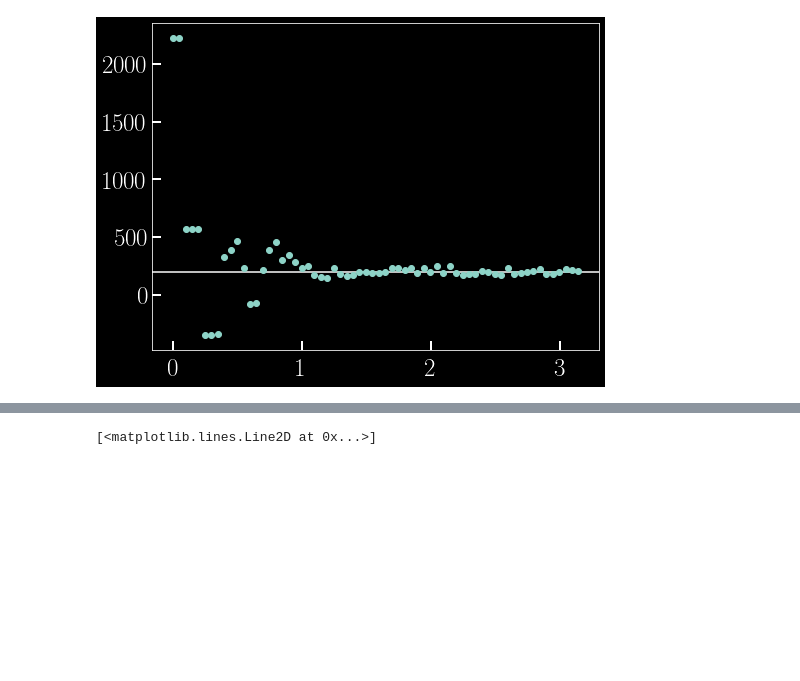
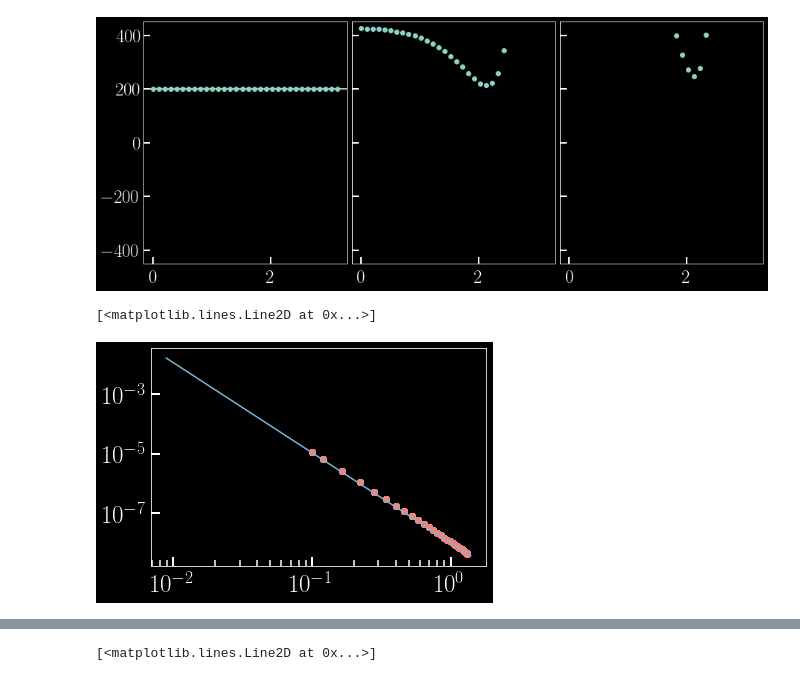
Before and after one commit to dsjamieson/2LPTPNG, a Jupyter notebook: Notebooks/tests.ipynb, the cells around one changed output, grey strips where cells are left out. Drawn from its saved outputs; the diff is of its cells as text; code cells hidden in the pictures; blank space fills up the shorter version.

```diff
--- a/Notebooks/tests.ipynb
+++ b/Notebooks/tests.ipynb
@@ -107,0 +113,31 @@ plt.plot(theta, tcount)
+# %%
+theta = np.linspace(0., np.pi, 32)
+k1 = 7.e-1
+k2 = 6.e-1
+nthread = 28
+BoxSize = 1.e3
+
+BG = PKL.Bk(potG, BoxSize, k1, k2, theta, 'None', threads = nthread)
+BkG = BG.B     #bispectrum
+QkG = BG.Q     #reduced bispectrum
+k3G  = BG.k     #k-bins for power spectrum
+Pk3G = BG.Pk    #power spectrum
+
+BLC = PKL.Bk(potLC, BoxSize, k1, k2, theta, 'None', threads = nthread)
+BkLC = BLC.B     #bispectrum
+QkLC = BLC.Q     #reduced bispectrum
+k3LC  = BLC.k     #k-bins for power spectrum
+Pk3LC = BLC.Pk    #power spectrum
+tcount = BLC.triangles
+
+BEQ = PKL.Bk(potEQ, BoxSize, k1, k2, theta, 'None', threads = nthread)
+BkEQ = BEQ.B     #bispectrum
+QkEQ = BEQ.Q     #reduced bispectrum
+k3EQ  = BEQ.k     #k-bins for power spectrum
+Pk3EQ = BEQ.Pk    #power spectrum
+
+BOR = PKL.Bk(potOR, BoxSize, k1, k2, theta, 'None', threads = nthread)
+BkOR = BOR.B     #bispectrum
+QkOR = BOR.Q     #reduced bispectrum
+k3OR  = BOR.k     #k-bins for power spectrum
+Pk3OR = BOR.Pk    #power spectrum
@@ -122,6 +170,0 @@ ax.errorbar(theta, QkG, ls = 'none', marker = 'x');
-# %%
-fig, ax = plt.subplots(figsize = (8, 6))
-ax.errorbar(theta, QkLC - QkG, ls = 'none', marker = 'o');
-ax.axhline(200.);
-# %% [output]
-[figure, removed]
@@ -144,0 +171,25 @@ def plotSinlgeQ(fn, nm1d, lb, k1, k2, nthread = 28) :
+# %%
+fig, axs = plt.subplots(1, 3, figsize = (15, 6), sharey = True)
+plt.subplots_adjust(wspace = 0.025)
+
+ax = axs[0]
+ax.errorbar(theta, getQLC(Pk3LC, 100.), ls = 'none', marker = 'o');
+ax.axhline(200.);
+
+ax = axs[1]
+ax.errorbar(theta, getQEQ(Pk3EQ, 100.), ls = 'none', marker = 'o');
+
+ax = axs[2]
+ax.errorbar(theta, getQOR(Pk3EQ, 100.), ls = 'none', marker = 'o');
+ax.set_ylim(-450., 450.);
+# %% [output]
+[figure, added]
+# %%
+plt.loglog(k3G[2:], Pk3G[2:], ls = 'none', marker = 'o')
+plt.loglog(k3LC[2:], Pk3LC[2:], ls = 'none', marker = 'o')
+plt.loglog(k3EQ[2:], Pk3EQ[2:], ls = 'none', marker = 'o')
+plt.loglog(k3OR[2:], Pk3OR[2:], ls = 'none', marker = 'o')
+plt.plot(kk, kk**(ns - 4) * 1.e-8, zorder = 5)
+# %% [output]
+[<matplotlib.lines.Line2D at 0x...>]
+[figure, added]
```
Also changed, not shown: parts of 28 cells of this notebook, 14 other files.
